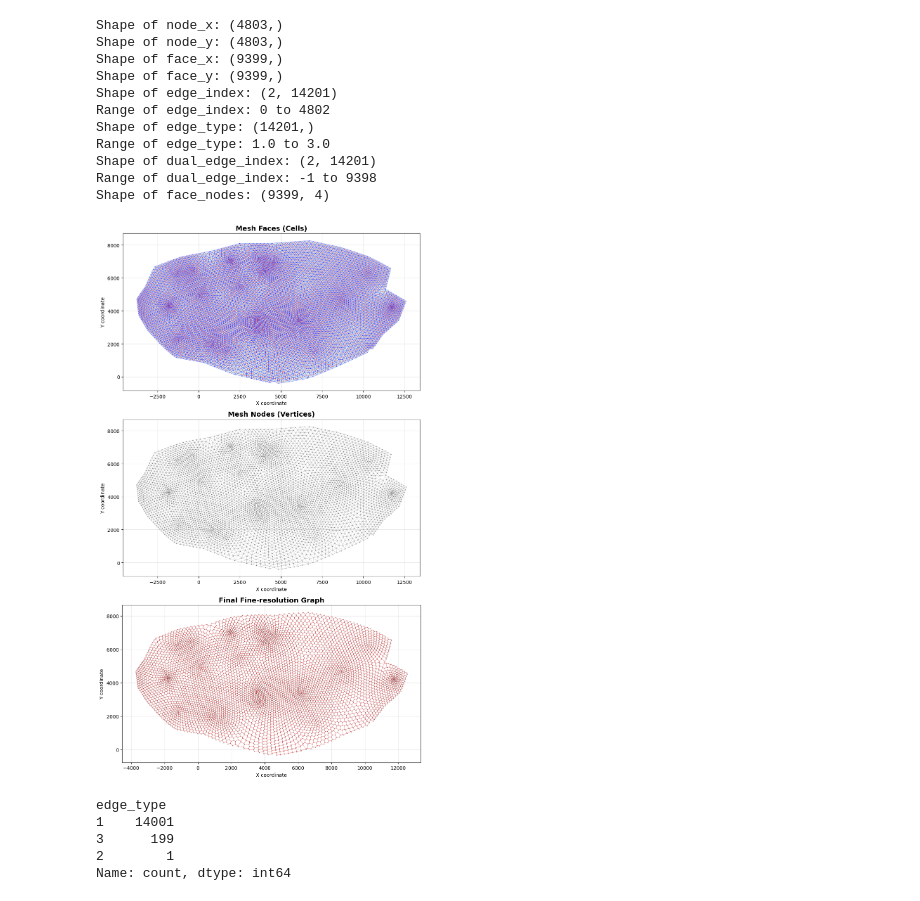
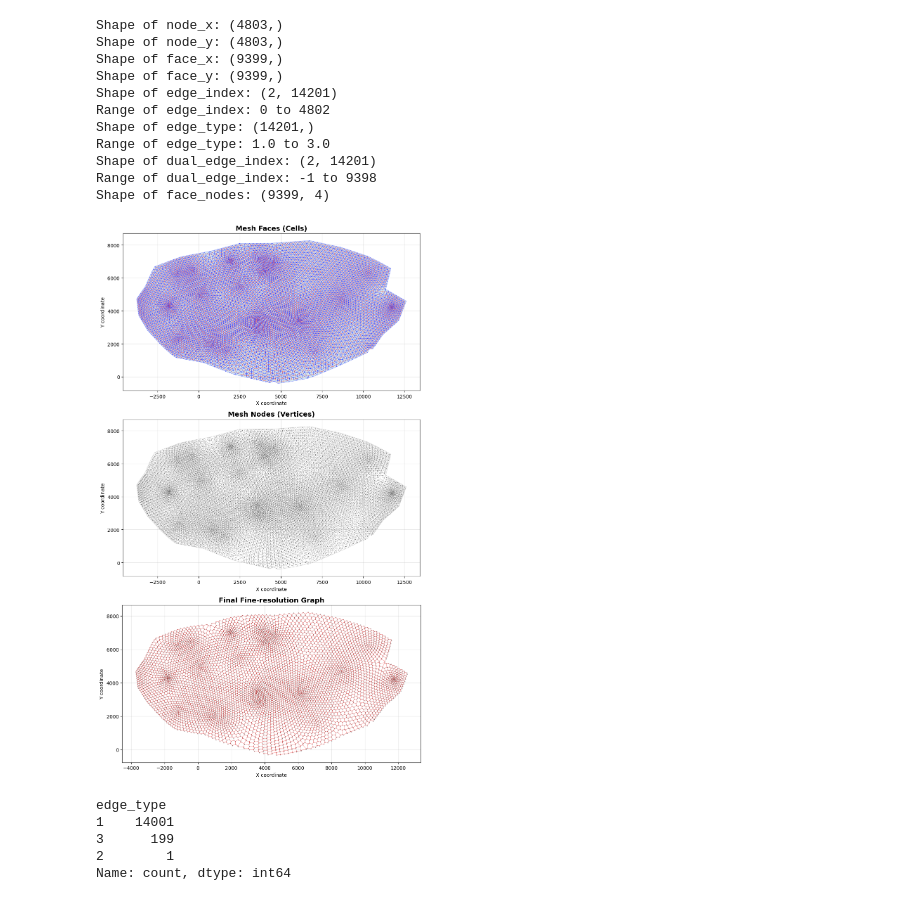
Before and after one commit to acostacos/mSWE-GNN, a Jupyter notebook: database/eda.ipynb, the cells around one changed output. Saved outputs shown, nothing was run; the diff lists cells and outputs as text; code cells hidden in the pictures.

Commit message:
Commit latest changes for HECRAS Mesh Data

```diff
--- a/database/eda.ipynb
+++ b/database/eda.ipynb
@@ -57,7 +57,7 @@ Shape of face_nodes: (9399, 4)
 # %%
 # Create nodes as Point geometries
 nodes_geom = [Point(x, y) for x, y in zip(node_x, node_y)]
-nodes_gdf = gpd.GeoDataFrame({'node_id': range(len(node_x))}, geometry=nodes_geom)
+face_centers_gdf = gpd.GeoDataFrame({'node_id': range(len(node_x))}, geometry=nodes_geom)
 
 # Create faces as Polygon geometries
 faces_geom = []
@@ -73,7 +73,7 @@ for i in range(len(face_x)):
     else:
         faces_geom.append(None)
 
-faces_gdf = gpd.GeoDataFrame({'face_id': range(len(face_x))}, geometry=faces_geom)
+face_edges_gdf = gpd.GeoDataFrame({'face_id': range(len(face_x))}, geometry=faces_geom)
 
 # Create face centers as Point geometries
 face_centers_geom = [Point(x, y) for x, y in zip(face_x, face_y)]
@@ -115,37 +115,38 @@ fig, axes = plt.subplots(3, 1, figsize=(16, 16))
 
 # Plot 1: Faces (mesh cells)
 ax1 = axes[0]
-faces_gdf.plot(ax=ax1, facecolor='lightblue', edgecolor='blue', alpha=0.5, linewidth=0.5)
+face_edges_gdf.plot(ax=ax1, facecolor='lightblue', edgecolor='blue', alpha=0.5, linewidth=0.5)
 dual_edges_gdf.plot(ax=ax1, color='red', linewidth=0.5, alpha=0.6)
+# face_centers_gdf.plot(ax=ax1, color='green', markersize=2, alpha=0.3)
 ax1.set_title('Mesh Faces (Cells)', fontsize=14, fontweight='bold')
 ax1.set_xlabel('X coordinate')
 ax1.set_ylabel('Y coordinate')
 ax1.grid(True, alpha=0.3)
 
 # Plot 2: Nodes (mesh vertices)
 ax2 = axes[1]
-nodes_gdf.plot(ax=ax2, color='black', markersize=1, alpha=0.3)
+face_centers_gdf.plot(ax=ax2, color='black', markersize=1, alpha=0.3)
 edges_gdf.plot(ax=ax2, color='gray', linewidth=0.5, alpha=0.5)
 # edges_gdf.plot(ax=ax3, column='edge_type', cmap='Set1', linewidth=0.8, legend=True)
 ax2.set_title('Mesh Nodes (Vertices)', fontsize=14, fontweight='bold')
 ax2.set_xlabel('X coordinate')
 ax2.set_ylabel('Y coordinate')
 ax2.grid(True, alpha=0.3)
 
 # Plot 3: Final Graph Generated
 ax3 = axes[2]
 # faces_gdf.plot(ax=ax3, facecolor='lightblue', edgecolor='blue', alpha=0.3, linewidth=0.5)
 dual_edges_gdf.plot(ax=ax3, color='red', linewidth=0.5, alpha=0.6)
 face_centers_gdf.plot(ax=ax3, color='black', markersize=1, alpha=0.3)
 ax3.set_title('Final Fine-resolution Graph', fontsize=14, fontweight='bold')
 ax3.set_xlabel('X coordinate')
 ax3.set_ylabel('Y coordinate')
 ax3.grid(True, alpha=0.3)
 
 plt.tight_layout()
 plt.show()
 # %% [output]
-[figure, old version]
+[figure, new version]
 # %%
 edges_gdf.edge_type.value_counts()
 # %% [output]
```
Also changed, not shown: parts of 12 cells of this notebook, 1 other file.
